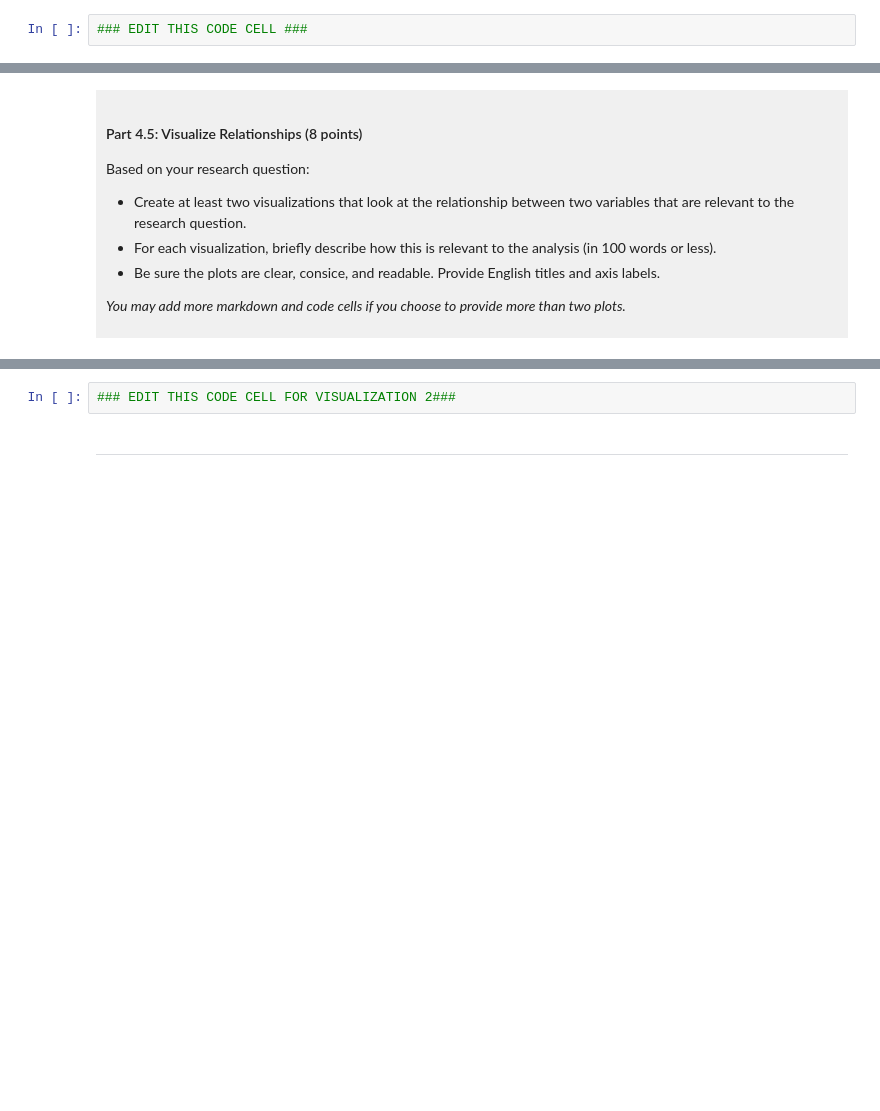
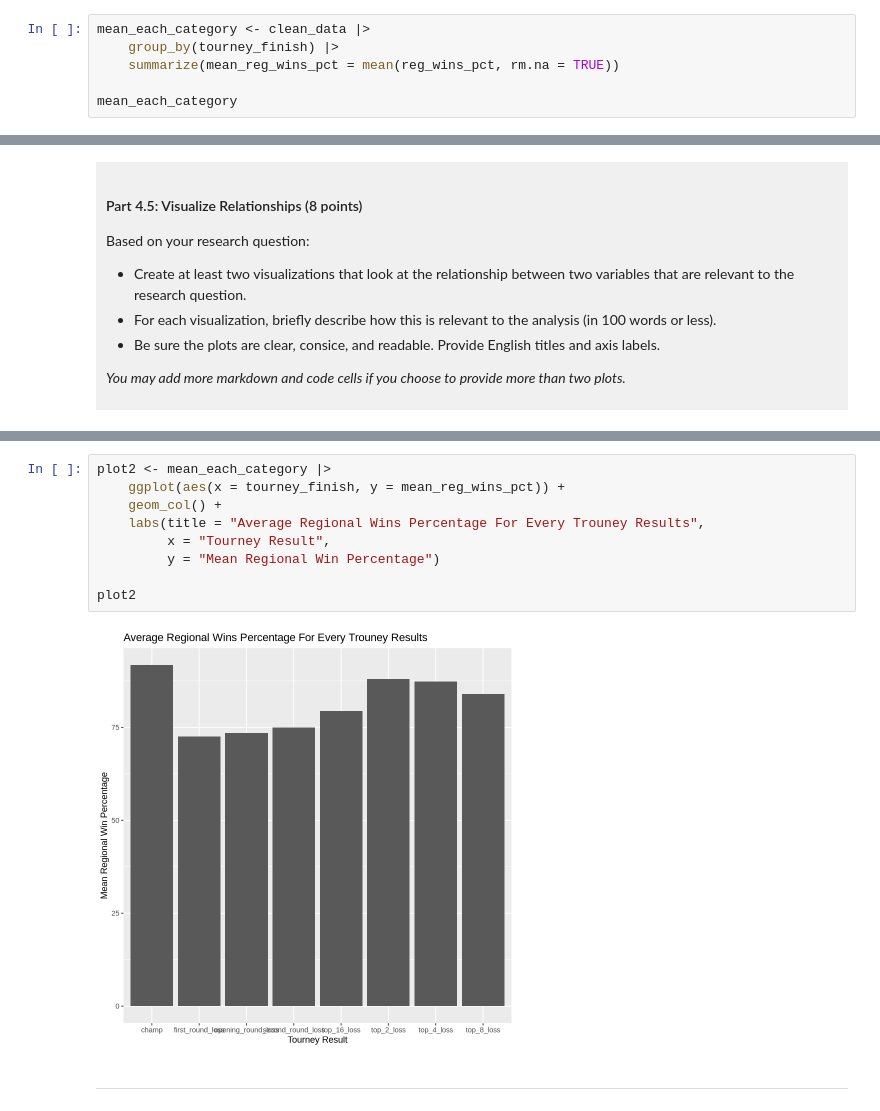
Before and after one commit to aaandy-w/dsci-100-project-andy-wei, a Jupyter notebook: dsci-100-project-notebook.ipynb, the cells around one changed output, grey strips where cells are left out. Cells and saved outputs as stored; diff of their text form; blank space fills up the shorter version.

```diff
--- a/dsci-100-project-notebook.ipynb
+++ b/dsci-100-project-notebook.ipynb
@@ -277,4 +336,8 @@ You will refine your research question (if needed) and produce a tidy data set.
 - Show the outputted table.
 </div>
 # %%
-### EDIT THIS CODE CELL ###
+mean_each_category <- clean_data |>
+    group_by(tourney_finish) |>
+    summarize(mean_reg_wins_pct = mean(reg_wins_pct, rm.na = TRUE))
+
+mean_each_category
@@ -320,5 +428,14 @@ Visualization 2: %%% EDIT THIS MARKDOWN CELL%%%
 # %%
-### EDIT THIS CODE CELL FOR VISUALIZATION 2###
+plot2 <- mean_each_category |>
+    ggplot(aes(x = tourney_finish, y = mean_reg_wins_pct)) +
+    geom_col() +
+    labs(title = "Average Regional Wins Percentage For Every Trouney Results",
+         x = "Tourney Result",
+         y = "Mean Regional Win Percentage")
+
+plot2
+# %% [output]
+[figure, added]
 # %% [markdown]
 ------
 # %% [markdown]
```
Also changed, not shown: parts of 10 cells of this notebook.
